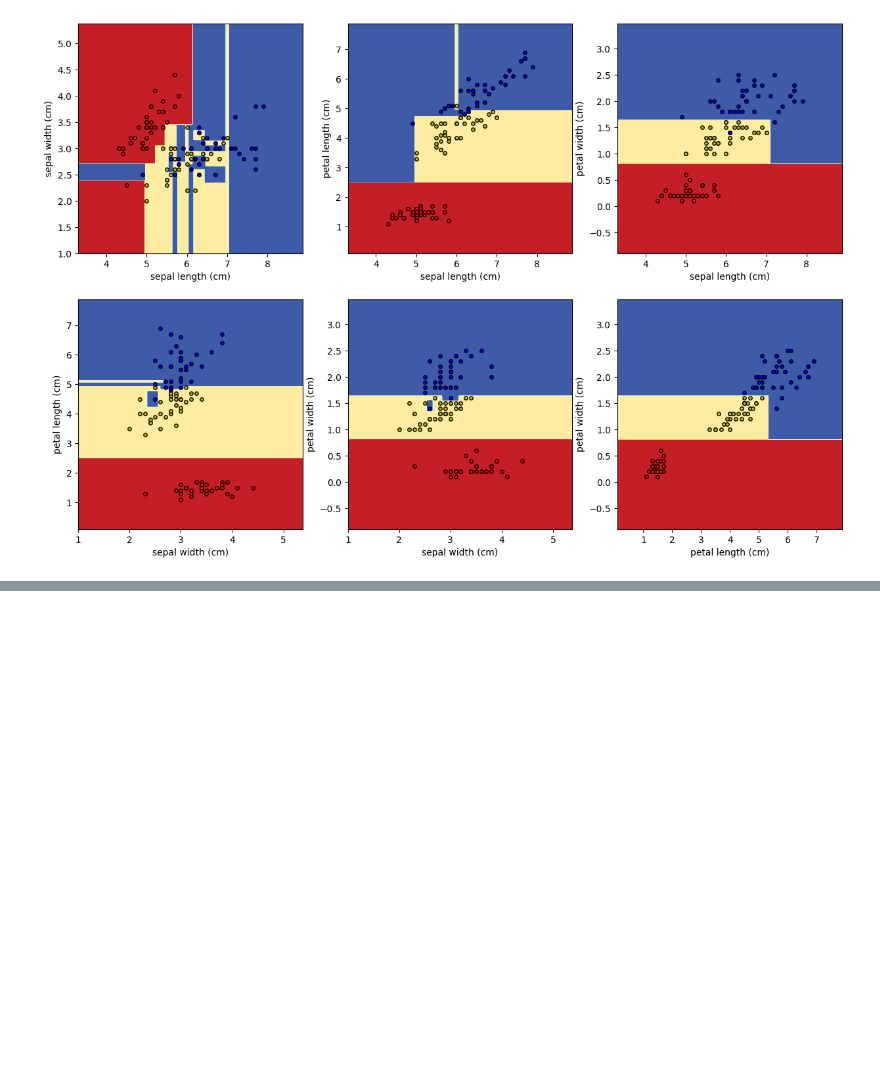
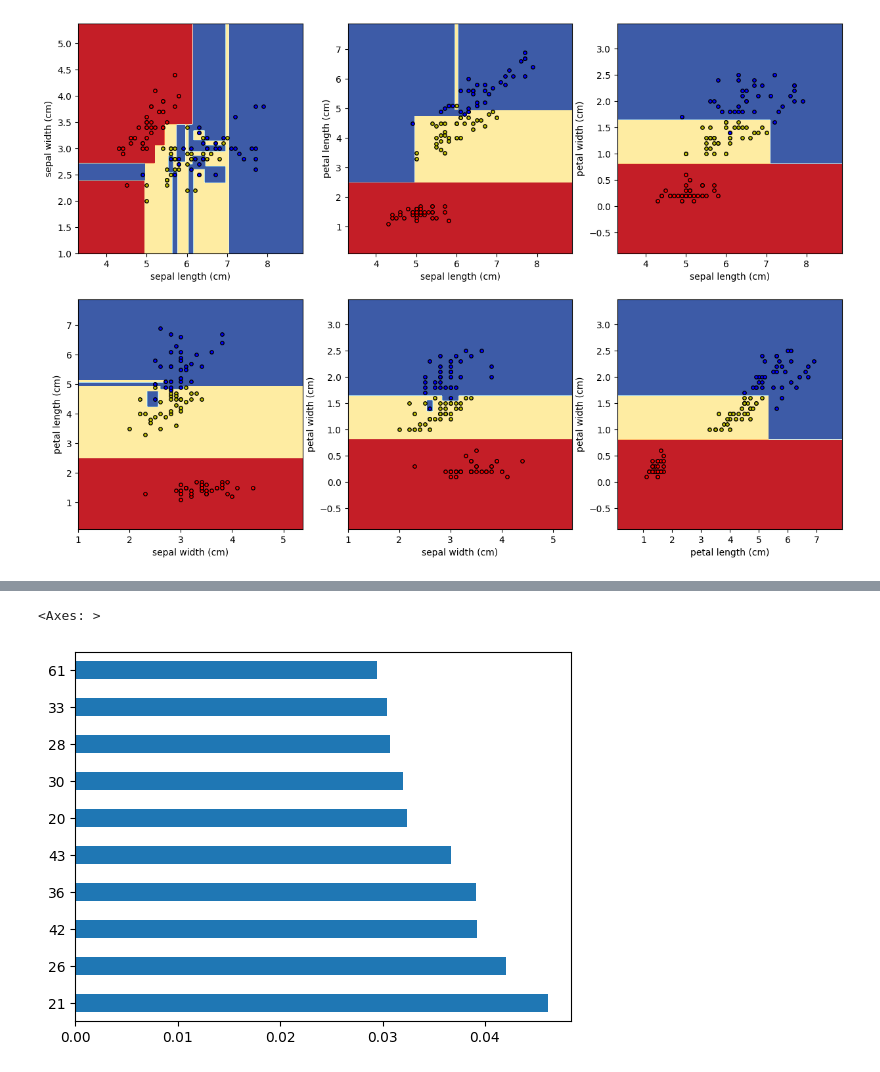
Before and after one commit to dhyunwoo/study, a Jupyter notebook: part4_ch04_decisionTree.ipynb, the cells around one changed output, grey strips where cells are left out. Drawn from its saved outputs; the diff is of its cells as text; code cells hidden in the pictures; blank space fills up the shorter version.

```diff
--- a/part4_ch04_decisionTree.ipynb
+++ b/part4_ch04_decisionTree.ipynb
@@ -551,0 +607,9 @@ for idx, pair in enumerate(pair_combs):
+# %%
+# random forest
+from sklearn.ensemble import RandomForestClassifier
+
+
+random_forest = RandomForestClassifier()
+# %%
+# 학습
+random_forest.fit(train_data, train_target)
@@ -551,0 +638,3 @@ for idx, pair in enumerate(pair_combs):
+# %%
+feature_importance = pd.Series(random_forest.feature_importances_)
+feature_importance.head(10)
@@ -551,0 +653,4 @@ for idx, pair in enumerate(pair_combs):
+# %%
+feature_importance = feature_importance.sort_values(ascending=False)
+
+feature_importance.head(10)
@@ -551,0 +669,5 @@ for idx, pair in enumerate(pair_combs):
+# %%
+feature_importance.head(10).plot(kind="barh")
+# %% [output]
+<Axes: >
+[figure, added]
```
Also changed, not shown: parts of 28 cells of this notebook, 2 other files.
